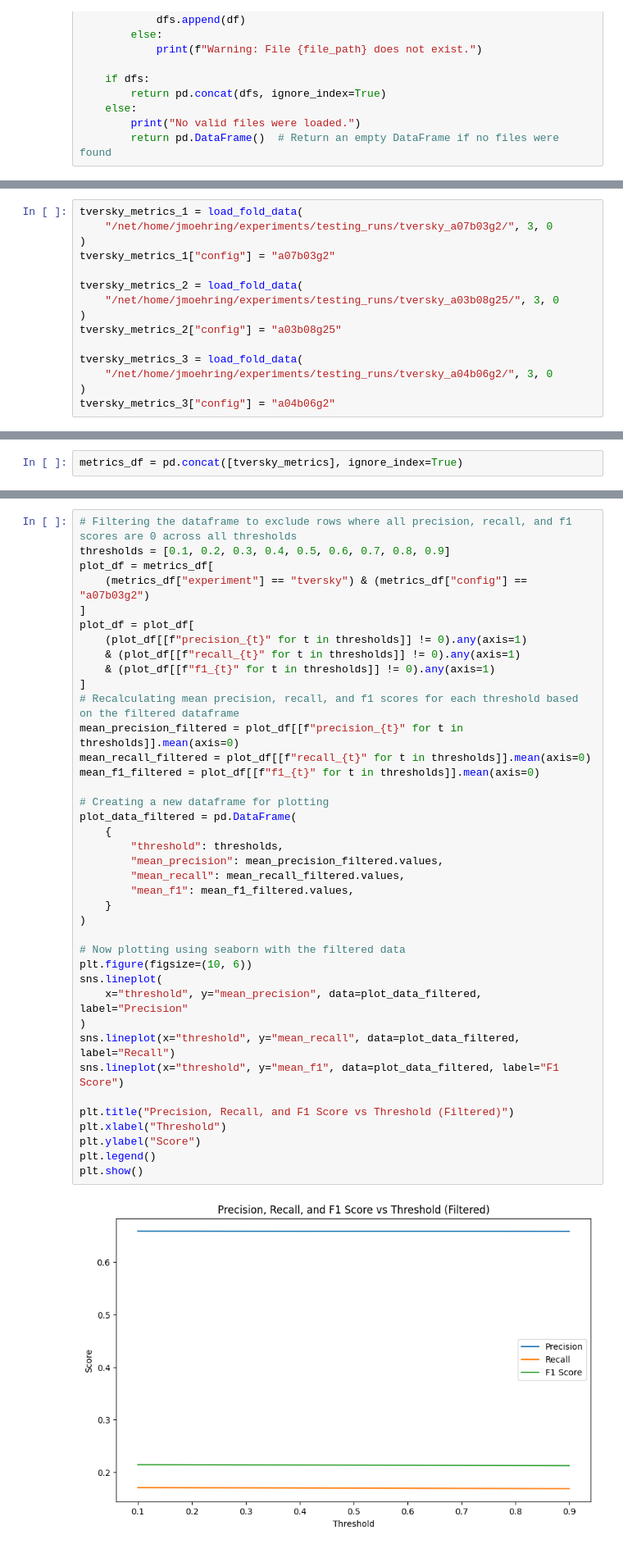
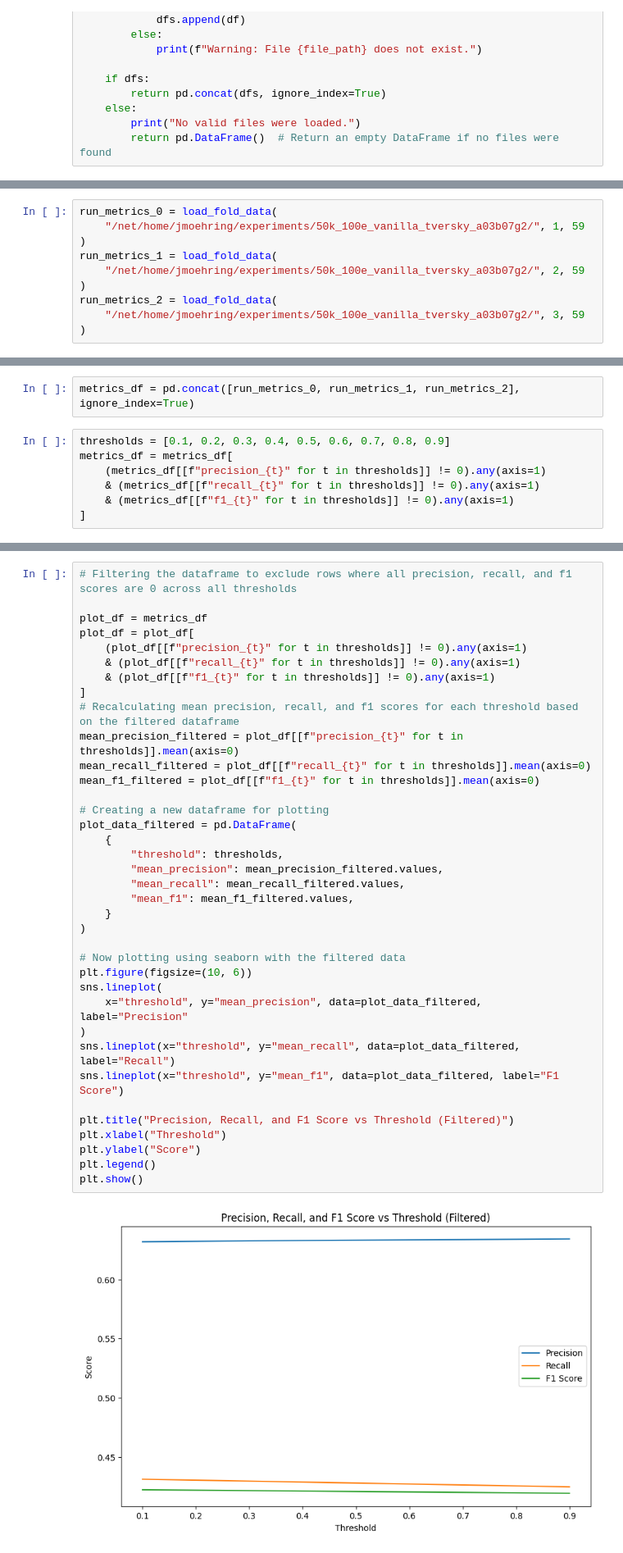
Before and after one commit to jmoeh/standing-deadwood, a Jupyter notebook: notebooks/102_evalute_metrics.ipynb, the cells around one changed output, grey strips where cells are left out. Shown: that part at 82% size. Saved outputs shown, nothing was run; the diff lists cells and outputs as text.

Commit message:
feat: update notebooks and add indexes

```diff
--- a/notebooks/102_evalute_metrics.ipynb
+++ b/notebooks/102_evalute_metrics.ipynb
@@ -78,15 +69,10 @@ bce_metrics["experiment"] = "bce"
 # %%
-tversky_metrics_1 = load_fold_data(
-    "/net/home/jmoehring/experiments/testing_runs/tversky_a07b03g2/", 3, 0
+run_metrics_0 = load_fold_data(
+    "/net/home/jmoehring/experiments/50k_100e_vanilla_tversky_a03b07g2/", 1, 59
 )
-tversky_metrics_1["config"] = "a07b03g2"
-
-tversky_metrics_2 = load_fold_data(
-    "/net/home/jmoehring/experiments/testing_runs/tversky_a03b08g25/", 3, 0
+run_metrics_1 = load_fold_data(
+    "/net/home/jmoehring/experiments/50k_100e_vanilla_tversky_a03b07g2/", 2, 59
 )
-tversky_metrics_2["config"] = "a03b08g25"
-
-tversky_metrics_3 = load_fold_data(
-    "/net/home/jmoehring/experiments/testing_runs/tversky_a04b06g2/", 3, 0
+run_metrics_2 = load_fold_data(
+    "/net/home/jmoehring/experiments/50k_100e_vanilla_tversky_a03b07g2/", 3, 59
 )
-tversky_metrics_3["config"] = "a04b06g2"
@@ -101,3 +79,10 @@ tversky_metrics["experiment"] = "tversky"
 # %%
-metrics_df = pd.concat([tversky_metrics], ignore_index=True)
+metrics_df = pd.concat([run_metrics_0, run_metrics_1, run_metrics_2], ignore_index=True)
+# %%
+thresholds = [0.1, 0.2, 0.3, 0.4, 0.5, 0.6, 0.7, 0.8, 0.9]
+metrics_df = metrics_df[
+    (metrics_df[[f"precision_{t}" for t in thresholds]] != 0).any(axis=1)
+    & (metrics_df[[f"recall_{t}" for t in thresholds]] != 0).any(axis=1)
+    & (metrics_df[[f"f1_{t}" for t in thresholds]] != 0).any(axis=1)
+]
 # %%
@@ -112,9 +108,7 @@ metrics_df.groupby("config").agg(
 # %%
 # Filtering the dataframe to exclude rows where all precision, recall, and f1 scores are 0 across all thresholds
-thresholds = [0.1, 0.2, 0.3, 0.4, 0.5, 0.6, 0.7, 0.8, 0.9]
-plot_df = metrics_df[
-    (metrics_df["experiment"] == "tversky") & (metrics_df["config"] == "a07b03g2")
-]
+
+plot_df = metrics_df
 plot_df = plot_df[
     (plot_df[[f"precision_{t}" for t in thresholds]] != 0).any(axis=1)
     & (plot_df[[f"recall_{t}" for t in thresholds]] != 0).any(axis=1)
@@ -122,31 +116,31 @@ plot_df = plot_df[
 ]
 # Recalculating mean precision, recall, and f1 scores for each threshold based on the filtered dataframe
 mean_precision_filtered = plot_df[[f"precision_{t}" for t in thresholds]].mean(axis=0)
 mean_recall_filtered = plot_df[[f"recall_{t}" for t in thresholds]].mean(axis=0)
 mean_f1_filtered = plot_df[[f"f1_{t}" for t in thresholds]].mean(axis=0)
 
 # Creating a new dataframe for plotting
 plot_data_filtered = pd.DataFrame(
     {
         "threshold": thresholds,
         "mean_precision": mean_precision_filtered.values,
         "mean_recall": mean_recall_filtered.values,
         "mean_f1": mean_f1_filtered.values,
     }
 )
 
 # Now plotting using seaborn with the filtered data
 plt.figure(figsize=(10, 6))
 sns.lineplot(
     x="threshold", y="mean_precision", data=plot_data_filtered, label="Precision"
 )
 sns.lineplot(x="threshold", y="mean_recall", data=plot_data_filtered, label="Recall")
 sns.lineplot(x="threshold", y="mean_f1", data=plot_data_filtered, label="F1 Score")
 
 plt.title("Precision, Recall, and F1 Score vs Threshold (Filtered)")
 plt.xlabel("Threshold")
 plt.ylabel("Score")
 plt.legend()
 plt.show()
 # %% [output]
-[figure, old version]
+[figure, new version]
```
Also changed, not shown: parts of 14 cells of this notebook, 8 other files.
